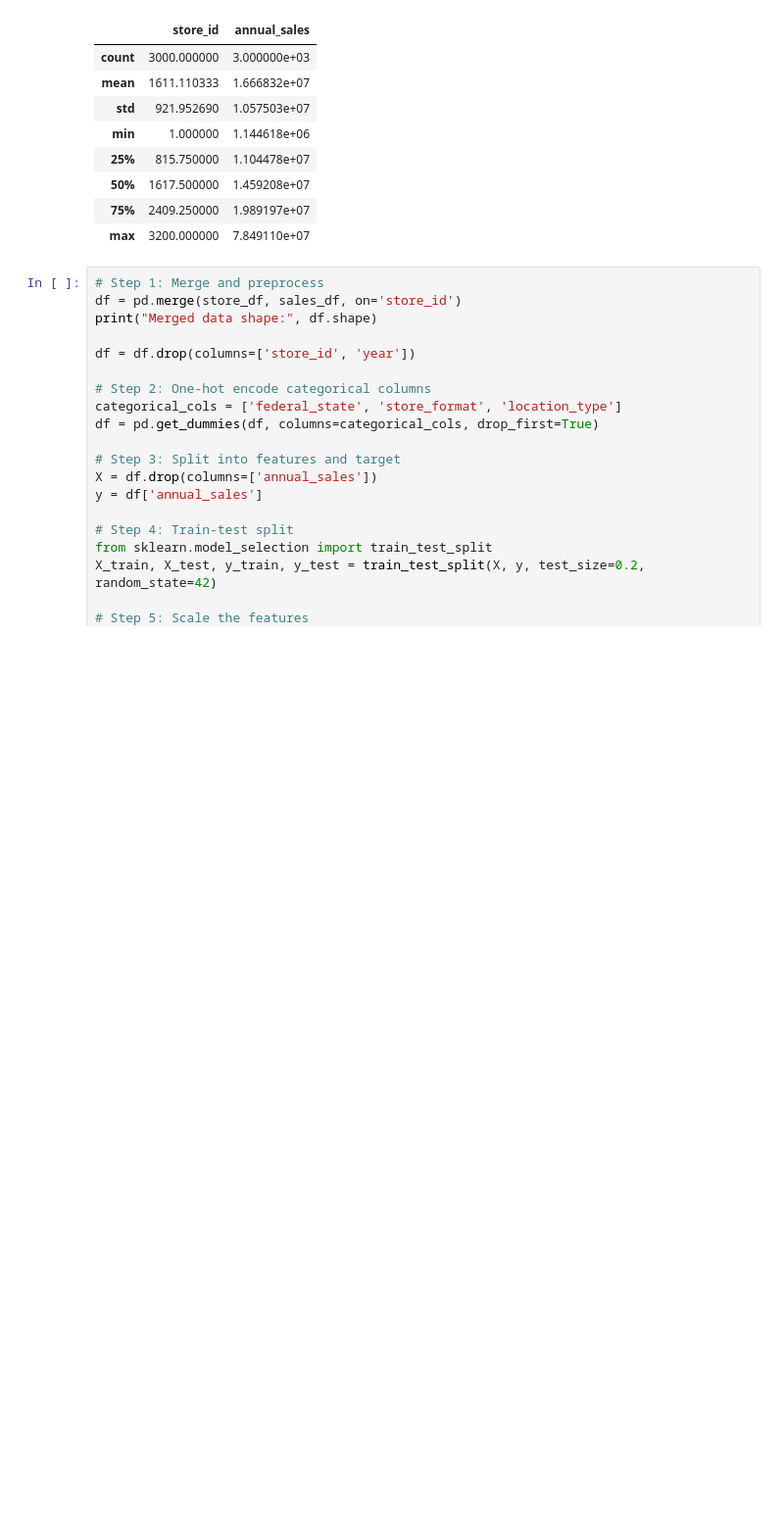
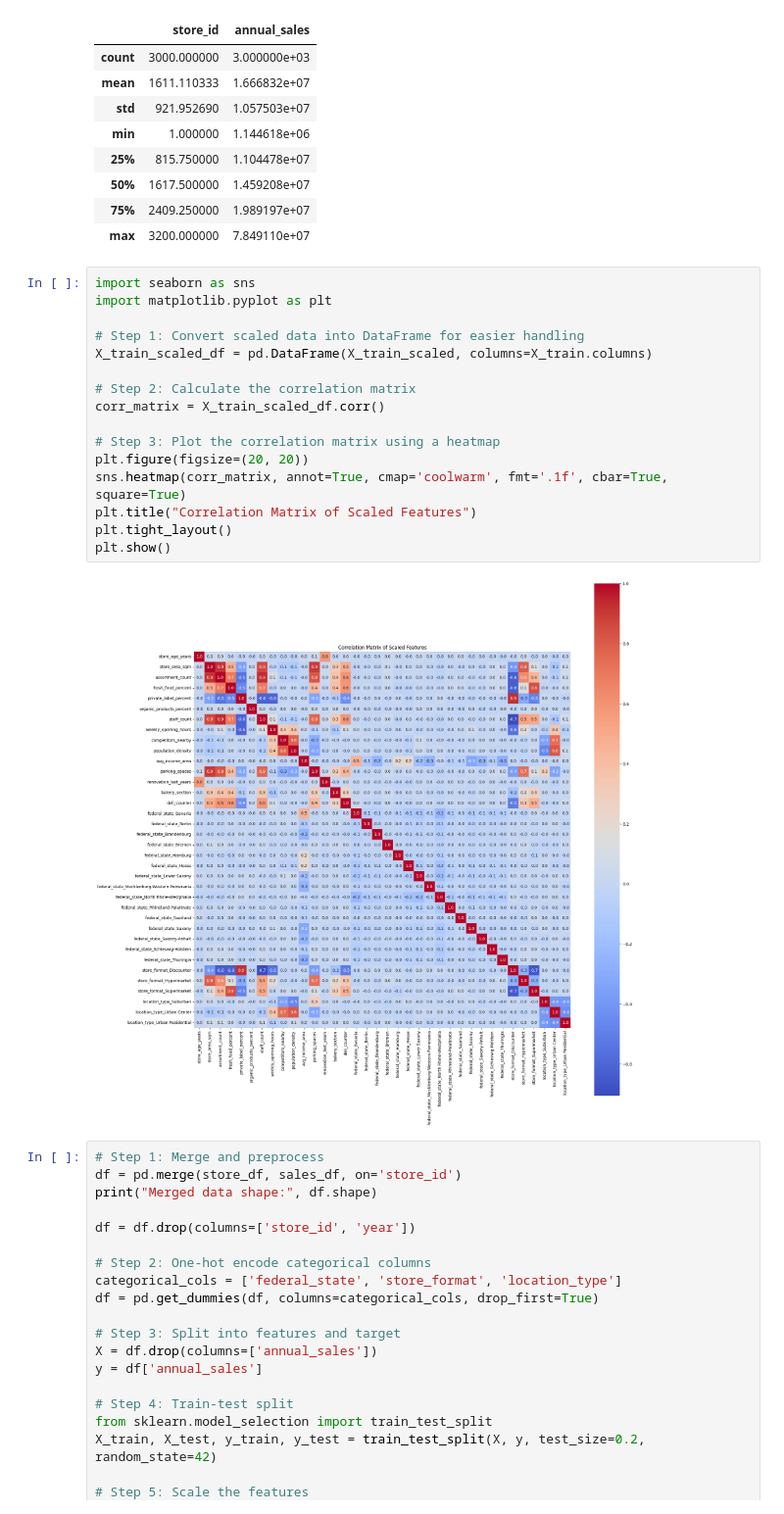
Before and after one commit to FjodorGit/stratathon, a Jupyter notebook: Colab Notebooks/Team 2/Analytics_Task_Team2.ipynb, the cells around one changed output. Shown: that part at 98% size. Cells and saved outputs as stored; diff of their text form; blank space fills up the shorter version.

```diff
--- a/Colab Notebooks/Team 2/Analytics_Task_Team2.ipynb
+++ b/Colab Notebooks/Team 2/Analytics_Task_Team2.ipynb
@@ -134,6 +134,24 @@ sales_df.describe()
 | 50% | 1617.500000 | 1.459208e+07 |
 | 75% | 2409.250000 | 1.989197e+07 |
 | max | 3200.000000 | 7.849110e+07 |
+# %%
+import seaborn as sns
+import matplotlib.pyplot as plt
+
+# Step 1: Convert scaled data into DataFrame for easier handling
+X_train_scaled_df = pd.DataFrame(X_train_scaled, columns=X_train.columns)
+
+# Step 2: Calculate the correlation matrix
+corr_matrix = X_train_scaled_df.corr()
+
+# Step 3: Plot the correlation matrix using a heatmap
+plt.figure(figsize=(20, 20))
+sns.heatmap(corr_matrix, annot=True, cmap='coolwarm', fmt='.1f', cbar=True, square=True)
+plt.title("Correlation Matrix of Scaled Features")
+plt.tight_layout()
+plt.show()
+# %% [output]
+[figure, added]
 # %%
 # Step 1: Merge and preprocess
 df = pd.merge(store_df, sales_df, on='store_id')
```
Also changed, not shown: parts of 1 cell of this notebook.
